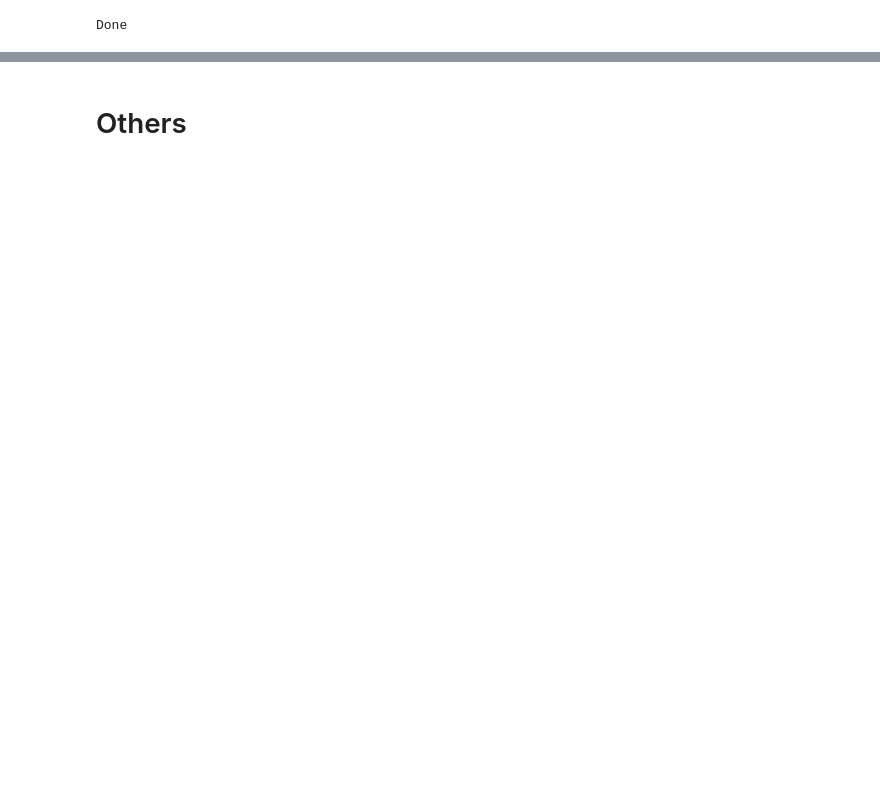
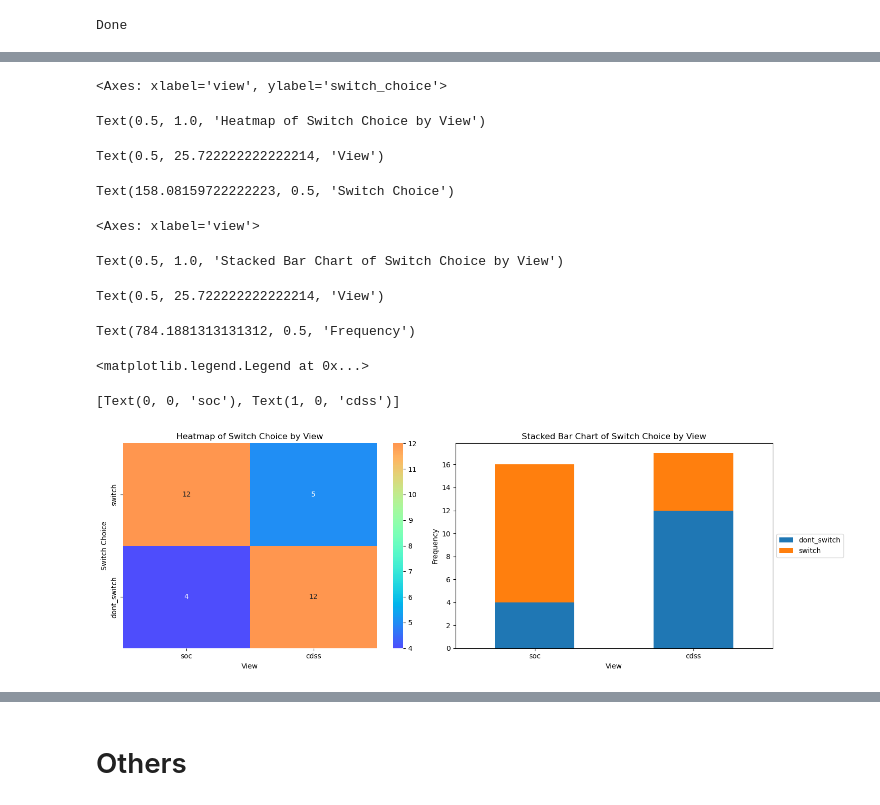
Before and after one commit to WilliamBolton/cdss_demo, a Jupyter notebook: cdss_1/cdss_1/analysis/decision_analysis.ipynb, the cells around one changed output, grey strips where cells are left out. Drawn from its saved outputs; the diff is of its cells as text; code cells hidden in the pictures; blank space fills up the shorter version.

```diff
--- a/cdss_1/cdss_1/analysis/decision_analysis.ipynb
+++ b/cdss_1/cdss_1/analysis/decision_analysis.ipynb
@@ -296,0 +541,57 @@ Done
+# %%
+from matplotlib.colors import LinearSegmentedColormap
+
+# Patient 7
+contingency_table = pd.crosstab(all_choices[all_choices['patient'] == 7]['switch_choice'], all_choices[all_choices['patient'] == 7]['view'])
+
+# Function to truncate a colormap
+def truncate_colormap(cmap, minval=0.0, maxval=1.0, n=100):
+    new_cmap = LinearSegmentedColormap.from_list(
+        'truncated_cmap', cmap(np.linspace(minval, maxval, n)))
+    return new_cmap
+
+# Choose a colormap and truncate it to focus on the central part
+original_cmap = plt.get_cmap('rainbow')
+truncated_cmap = truncate_colormap(original_cmap, 0.1, 0.8)
+
+# Reorder soc and cdss
+col = contingency_table.pop('soc')
+contingency_table.insert(0, col.name, col)
+
+# Fig
+fig, axs = plt.subplots(1, 2, figsize=(15, 5))
+
+# Heatmap
+sns.heatmap(contingency_table.reindex(["switch", "dont_switch"]), annot=True, fmt='d', cmap=truncated_cmap, ax=axs[0])
+axs[0].set_title('Heatmap of Switch Choice by View')
+axs[0].set_xlabel('View')
+axs[0].set_ylabel('Switch Choice')
+
+# Stacked Bar Chart
+contingency_table.T.plot(kind='bar', stacked=True, ax=axs[1])
+axs[1].set_title('Stacked Bar Chart of Switch Choice by View')
+axs[1].set_xlabel('View')
+axs[1].set_ylabel('Frequency')
+
+# Place legend outside the plot
+handles, labels = axs[1].get_legend_handles_labels()
+axs[1].legend(handles, labels, loc='center left', bbox_to_anchor=(1, 0.5))
+# Rotate x labels
+axs[1].set_xticklabels(axs[1].get_xticklabels(), rotation=0)
+
+
+# Adjust layout
+plt.tight_layout()
+plt.show()
+# %% [output]
+<Axes: xlabel='view', ylabel='switch_choice'>
+Text(0.5, 1.0, 'Heatmap of Switch Choice by View')
+Text(0.5, 25.722222222222214, 'View')
+Text(158.08159722222223, 0.5, 'Switch Choice')
+<Axes: xlabel='view'>
+Text(0.5, 1.0, 'Stacked Bar Chart of Switch Choice by View')
+Text(0.5, 25.722222222222214, 'View')
+Text(784.1881313131312, 0.5, 'Frequency')
+<matplotlib.legend.Legend at 0x...>
+[Text(0, 0, 'soc'), Text(1, 0, 'cdss')]
+[figure, added]
```
Also changed, not shown: parts of 28 cells of this notebook, 24 other files.
